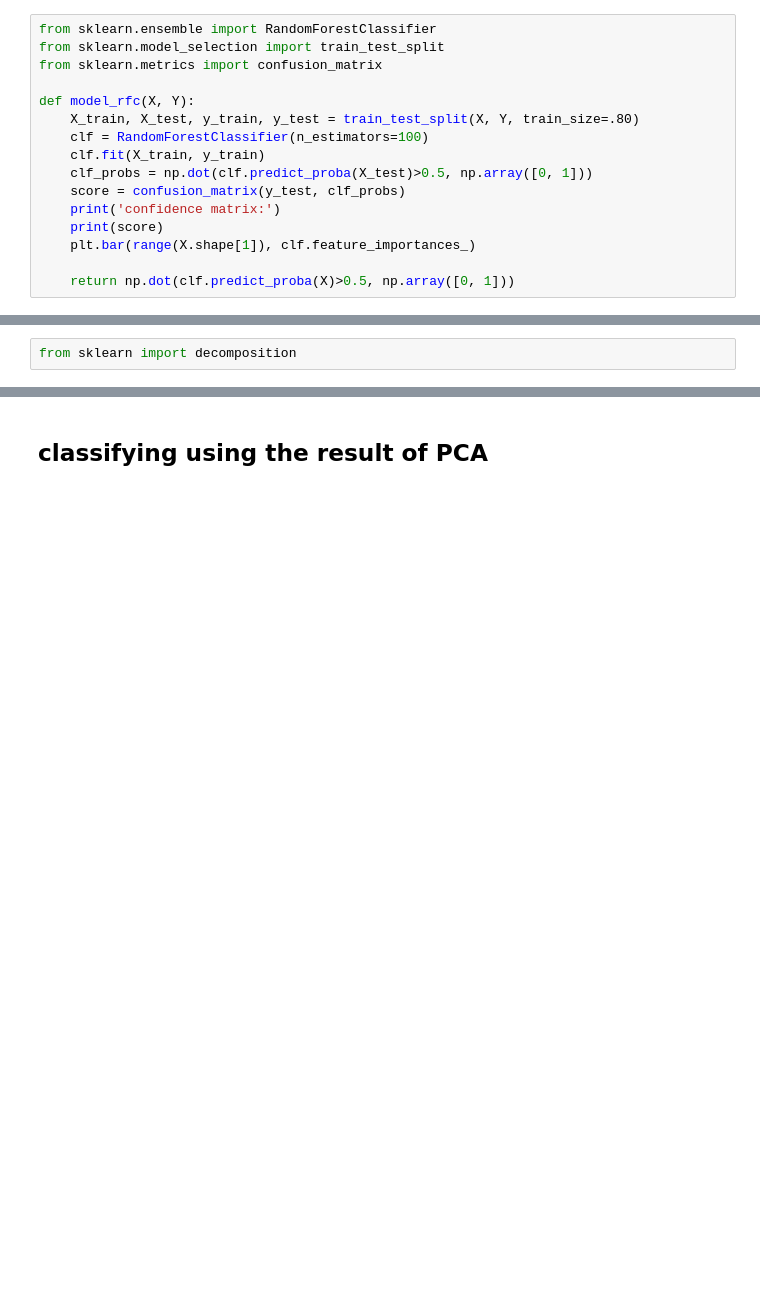
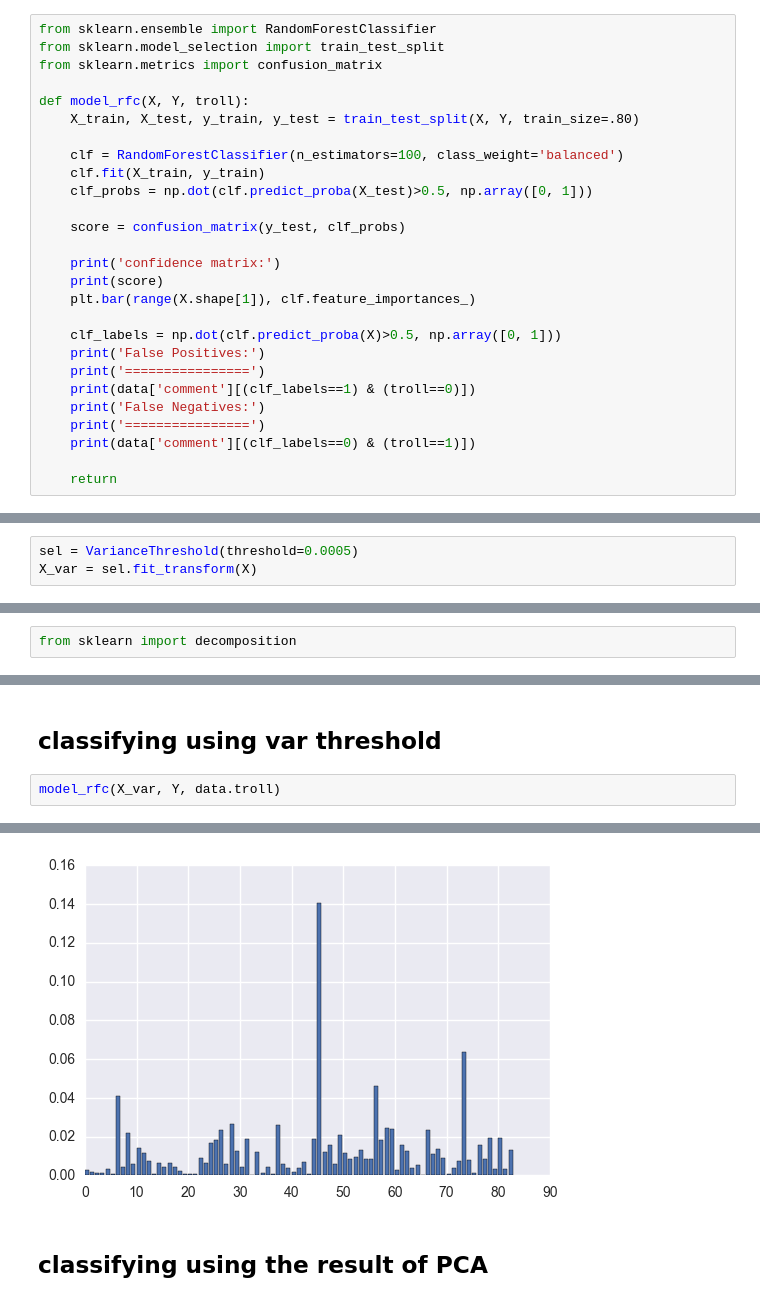
Before and after one commit to amirfz/youtube_troll_detection, a Jupyter notebook: insult_detection.ipynb, the cells around one changed output, grey strips where cells are left out. Saved outputs shown, nothing was run; the diff lists cells and outputs as text; blank space fills up the shorter version.

```diff
--- a/insult_detection.ipynb
+++ b/insult_detection.ipynb
@@ -67,17 +80,28 @@ from sklearn.ensemble import RandomForestClassifier
 from sklearn.model_selection import train_test_split
 from sklearn.metrics import confusion_matrix
 
-def model_rfc(X, Y):
+def model_rfc(X, Y, troll):
     X_train, X_test, y_train, y_test = train_test_split(X, Y, train_size=.80)
-    clf = RandomForestClassifier(n_estimators=100)
+
+    clf = RandomForestClassifier(n_estimators=100, class_weight='balanced')
     clf.fit(X_train, y_train)
     clf_probs = np.dot(clf.predict_proba(X_test)>0.5, np.array([0, 1]))
+
     score = confusion_matrix(y_test, clf_probs)
+
     print('confidence matrix:')
     print(score)
     plt.bar(range(X.shape[1]), clf.feature_importances_)
 
-    return np.dot(clf.predict_proba(X)>0.5, np.array([0, 1]))
+    clf_labels = np.dot(clf.predict_proba(X)>0.5, np.array([0, 1]))
+    print('False Positives:')
+    print('================')
+    print(data['comment'][(clf_labels==1) & (troll==0)])
+    print('False Negatives:')
+    print('================')
+    print(data['comment'][(clf_labels==0) & (troll==1)])
+
+    return
 # %% [markdown]
 ## dimensionality reduction
 # %% [markdown]
@@ -84,0 +118,3 @@ tf-idf vectorizer gives around 5500 words (columns) and that's more than the num
+# %%
+sel = VarianceThreshold(threshold=0.0005)
+X_var = sel.fit_transform(X)
@@ -109,0 +160,5 @@ Wall time: 1.89 s
+# %% [markdown]
+## classifying using var threshold
+# %%
+model_rfc(X_var, Y, data.troll)
+# %% [output]
@@ -110,2 +182,3 @@ Wall time: 1.89 s
+[figure, added]
 # %% [markdown]
 ## classifying using the result of PCA
```
Also changed, not shown: parts of 41 cells of this notebook.
